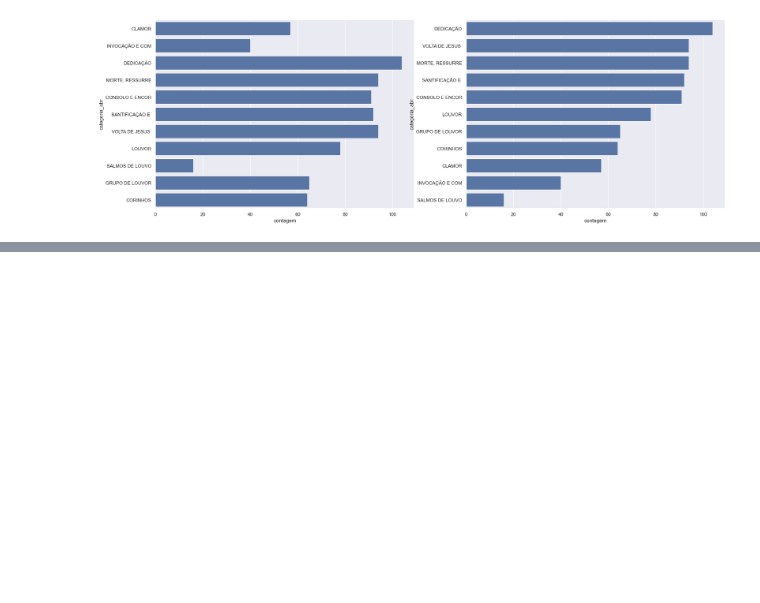
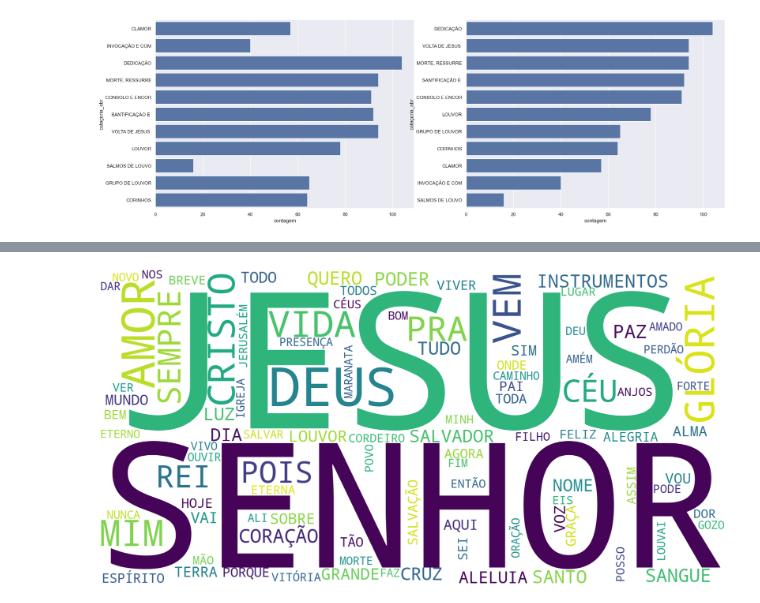
Before and after one commit to evaristocosta/hinos_db, a Jupyter notebook: eda1.ipynb, the cells around one changed output, grey strips where cells are left out. Cells and saved outputs as stored; diff of their text form; code cells hidden in the pictures; blank space fills up the shorter version.

Commit message:
novas analises e graficos

```diff
--- a/eda1.ipynb
+++ b/eda1.ipynb
@@ -175,8 +175,13 @@ hinos_analise
 # %%
 hinos_analise["titulo_tam_char"] = hinos_analise["nome_limpo"].str.len()
 hinos_analise["titulo_tam_palavras"] = hinos_analise["nome_limpo"].str.split().str.len()
-hinos_analise["texto_processado_tam_palavras"] = hinos_analise["texto_processado"].str.split().str.len()
+hinos_analise["texto_tam_palavras"] = (
+    hinos_analise["texto"].str.split().str.len()
+)
+hinos_analise["texto_processado_tam_palavras"] = (
+    hinos_analise["texto_processado"].str.split().str.len()
+)
 
-hinos_analise.sort_values("texto_processado_tam_palavras", ascending=False)
+hinos_analise
 # %% [output]
 |  | texto | texto_limpo | categoria_id | categoria | numero_int | nome_limpo | texto_processado | ... |
@@ -194,0 +306,3 @@ hinos_analise.sort_values("texto_processado_tam_palavras", ascending=False)
+# %%
+palavras = hinos_analise["texto_processado"].str.split().explode().tolist()
+palavras = [palavra for palavra in palavras if "CORO" not in palavra]
@@ -194,0 +334,19 @@ hinos_analise.sort_values("texto_processado_tam_palavras", ascending=False)
+# %%
+from wordcloud import WordCloud
+
+wordcloud = WordCloud(
+    width=1600,
+    height=800,
+    background_color="white",
+    min_word_length=3,
+    max_words=100,
+    collocations=False,
+    normalize_plurals=False,
+    # colormap="summer",
+).generate(" ".join(palavras))
+plt.figure(figsize=(40, 30))
+plt.imshow(wordcloud)
+plt.axis("off")
+plt.show()
+# %% [output]
+[figure, added]
```
Also changed, not shown: parts of 12 cells of this notebook, 5 other files.
